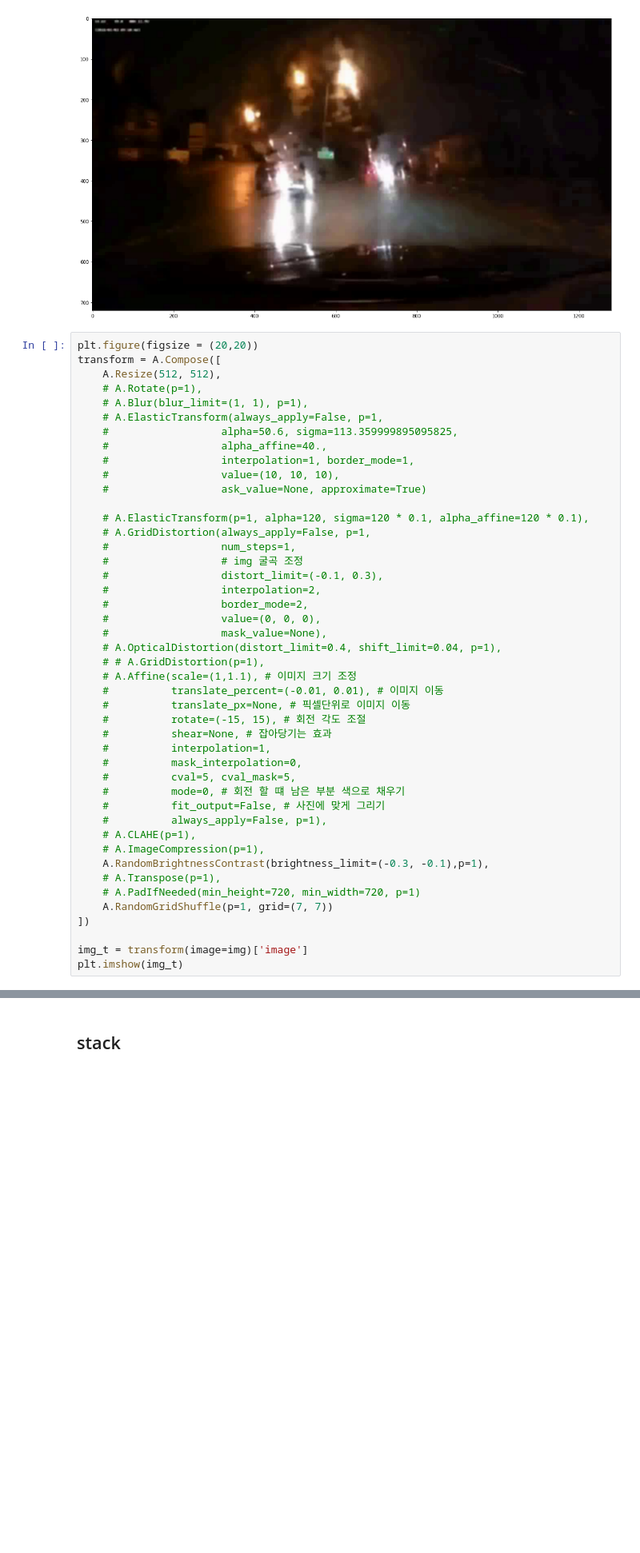
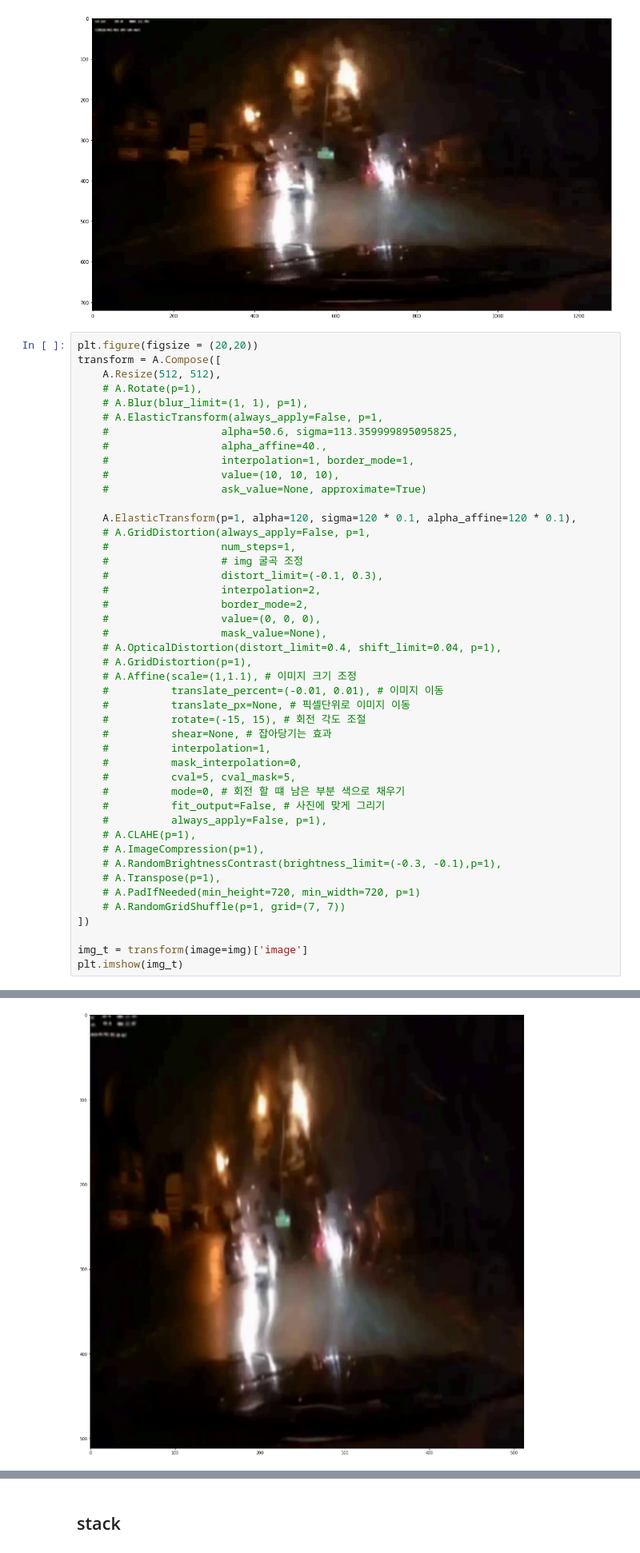
Before and after one commit to quhb2455/toy, a Jupyter notebook: car_crash_analyze/code_test.ipynb, the cells around one changed output, grey strips where cells are left out. Shown at 80% size. Saved outputs shown, nothing was run; the diff lists cells and outputs as text; blank space fills up the shorter version.

```diff
--- a/car_crash_analyze/code_test.ipynb
+++ b/car_crash_analyze/code_test.ipynb
@@ -1418,7 +1421,7 @@ transform = A.Compose([
     #                  value=(10, 10, 10),
     #                  ask_value=None, approximate=True)
 
-    # A.ElasticTransform(p=1, alpha=120, sigma=120 * 0.1, alpha_affine=120 * 0.1),
+    A.ElasticTransform(p=1, alpha=120, sigma=120 * 0.1, alpha_affine=120 * 0.1),
     # A.GridDistortion(always_apply=False, p=1,
     #                  num_steps=1,
     #                  # img 굴곡 조정
@@ -1428,7 +1431,7 @@ transform = A.Compose([
     #                  value=(0, 0, 0),
     #                  mask_value=None),
     # A.OpticalDistortion(distort_limit=0.4, shift_limit=0.04, p=1),
-    # # A.GridDistortion(p=1),
+    # A.GridDistortion(p=1),
     # A.Affine(scale=(1,1.1), # 이미지 크기 조정
     #          translate_percent=(-0.01, 0.01), # 이미지 이동
     #          translate_px=None, # 픽셀단위로 이미지 이동
@@ -1442,10 +1445,10 @@ transform = A.Compose([
     #          always_apply=False, p=1),
     # A.CLAHE(p=1),
     # A.ImageCompression(p=1),
-    A.RandomBrightnessContrast(brightness_limit=(-0.3, -0.1),p=1),
+    # A.RandomBrightnessContrast(brightness_limit=(-0.3, -0.1),p=1),
     # A.Transpose(p=1),
     # A.PadIfNeeded(min_height=720, min_width=720, p=1)
-    A.RandomGridShuffle(p=1, grid=(7, 7))
+    # A.RandomGridShuffle(p=1, grid=(7, 7))
 ])
 
 img_t = transform(image=img)['image']
@@ -1455,3 +1458,4 @@ NameError: name 'plt' is not defined
+[figure, added]
 # %%
 h, w = img.shape[:2]
 upper = int(h/2) - int(h * 0.3)
```
Also changed, not shown: parts of 35 cells of this notebook, 7 other files.
